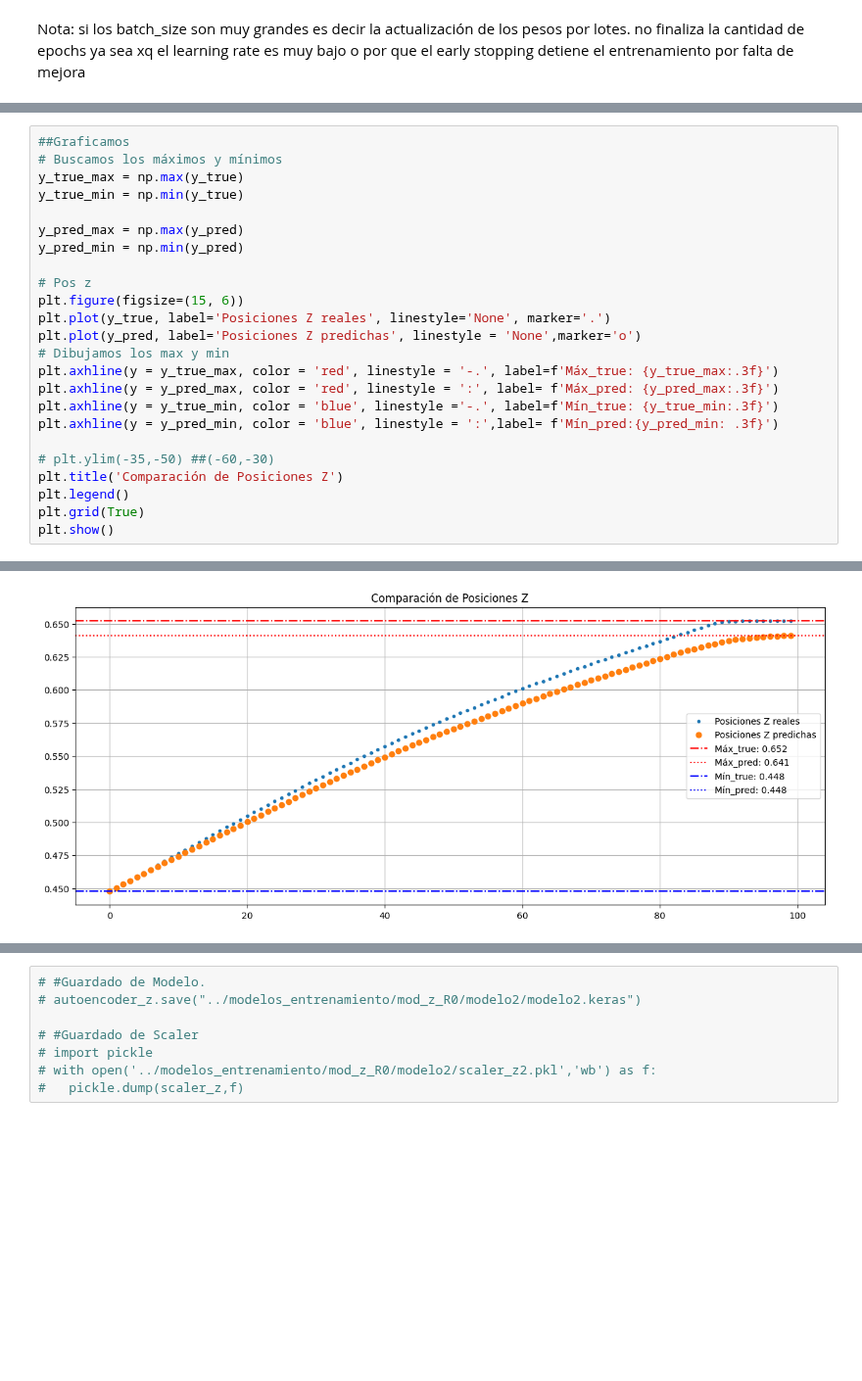
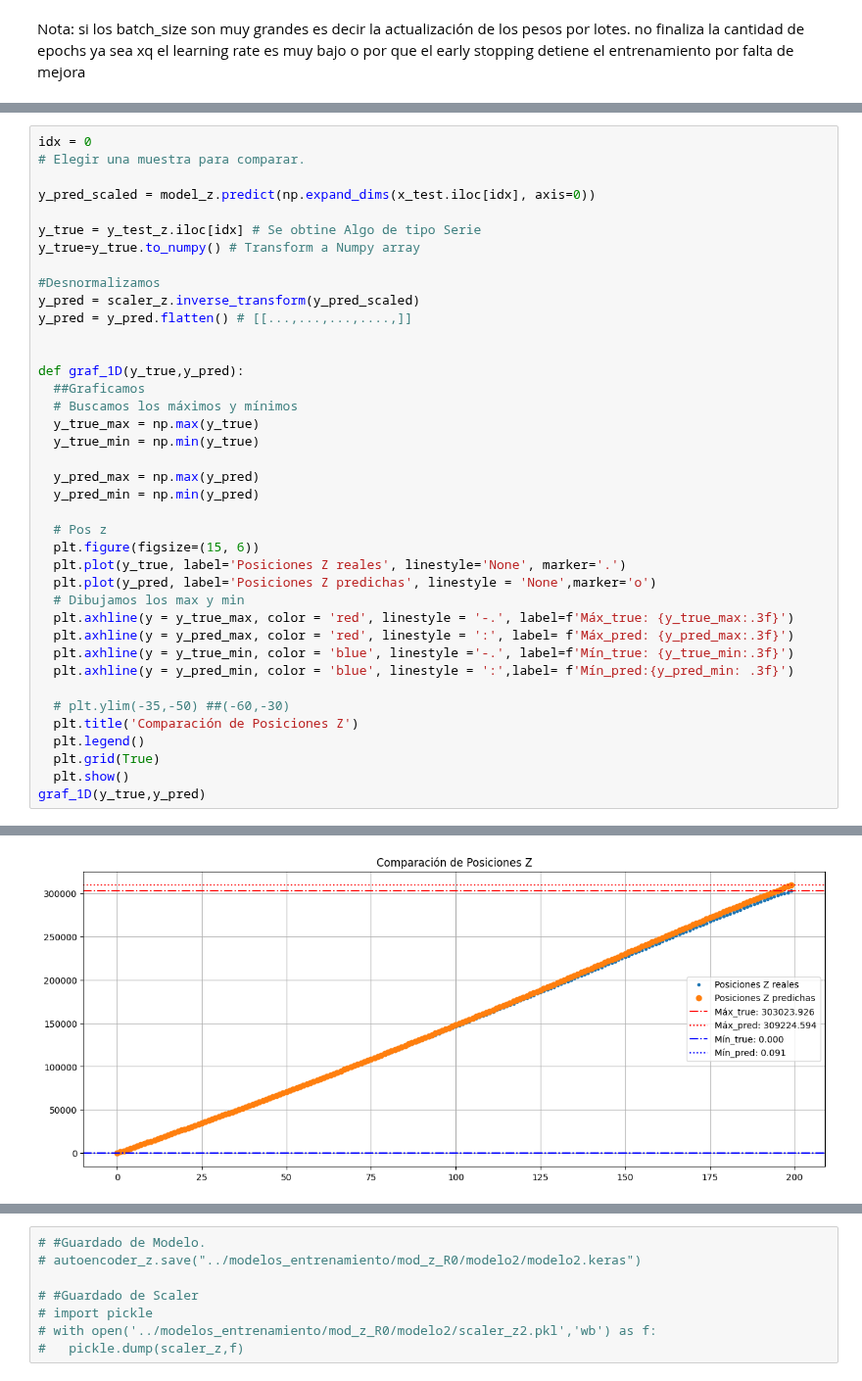
Before and after one commit to ValeFernando840/Ray-Tracing, a Jupyter notebook: Entrenamiento/03-Entrenamiento_Z.ipynb, the cells around one changed output, grey strips where cells are left out. Shown at 98% size. Drawn from its saved outputs; the diff is of its cells as text; blank space fills up the shorter version.

```diff
--- a/Entrenamiento/03-Entrenamiento_Z.ipynb
+++ b/Entrenamiento/03-Entrenamiento_Z.ipynb
@@ -209,25 +183,40 @@ y_pred = y_pred.flatten() # [[...,...,...,....,]]
 # %%
-##Graficamos
-# Buscamos los máximos y mínimos
-y_true_max = np.max(y_true)
-y_true_min = np.min(y_true)
+idx = 0
+# Elegir una muestra para comparar.
 
-y_pred_max = np.max(y_pred)
-y_pred_min = np.min(y_pred)
+y_pred_scaled = model_z.predict(np.expand_dims(x_test.iloc[idx], axis=0))
 
-# Pos z
-plt.figure(figsize=(15, 6))
-plt.plot(y_true, label='Posiciones Z reales', linestyle='None', marker='.')
-plt.plot(y_pred, label='Posiciones Z predichas', linestyle = 'None',marker='o')
-# Dibujamos los max y min
-plt.axhline(y = y_true_max, color = 'red', linestyle = '-.', label=f'Máx_true: {y_true_max:.3f}')
-plt.axhline(y = y_pred_max, color = 'red', linestyle = ':', label= f'Máx_pred: {y_pred_max:.3f}')
-plt.axhline(y = y_true_min, color = 'blue', linestyle ='-.', label=f'Mín_true: {y_true_min:.3f}')
-plt.axhline(y = y_pred_min, color = 'blue', linestyle = ':',label= f'Mín_pred:{y_pred_min: .3f}')
+y_true = y_test_z.iloc[idx] # Se obtine Algo de tipo Serie
+y_true=y_true.to_numpy() # Transform a Numpy array
 
-# plt.ylim(-35,-50) ##(-60,-30)
-plt.title('Comparación de Posiciones Z')
-plt.legend()
-plt.grid(True)
-plt.show()
+#Desnormalizamos
+y_pred = scaler_z.inverse_transform(y_pred_scaled)
+y_pred = y_pred.flatten() # [[...,...,...,....,]]
+
+
+def graf_1D(y_true,y_pred):
+  ##Graficamos
+  # Buscamos los máximos y mínimos
+  y_true_max = np.max(y_true)
+  y_true_min = np.min(y_true)
+
+  y_pred_max = np.max(y_pred)
+  y_pred_min = np.min(y_pred)
+
+  # Pos z
+  plt.figure(figsize=(15, 6))
+  plt.plot(y_true, label='Posiciones Z reales', linestyle='None', marker='.')
+  plt.plot(y_pred, label='Posiciones Z predichas', linestyle = 'None',marker='o')
+  # Dibujamos los max y min
+  plt.axhline(y = y_true_max, color = 'red', linestyle = '-.', label=f'Máx_true: {y_true_max:.3f}')
+  plt.axhline(y = y_pred_max, color = 'red', linestyle = ':', label= f'Máx_pred: {y_pred_max:.3f}')
+  plt.axhline(y = y_true_min, color = 'blue', linestyle ='-.', label=f'Mín_true: {y_true_min:.3f}')
+  plt.axhline(y = y_pred_min, color = 'blue', linestyle = ':',label= f'Mín_pred:{y_pred_min: .3f}')
+
+  # plt.ylim(-35,-50) ##(-60,-30)
+  plt.title('Comparación de Posiciones Z')
+  plt.legend()
+  plt.grid(True)
+  plt.show()
+graf_1D(y_true,y_pred)
 # %% [output]
@@ -234 +224 @@ plt.show()
-[figure, old version]
+[figure, new version]
```
Also changed, not shown: parts of 11 cells of this notebook.
